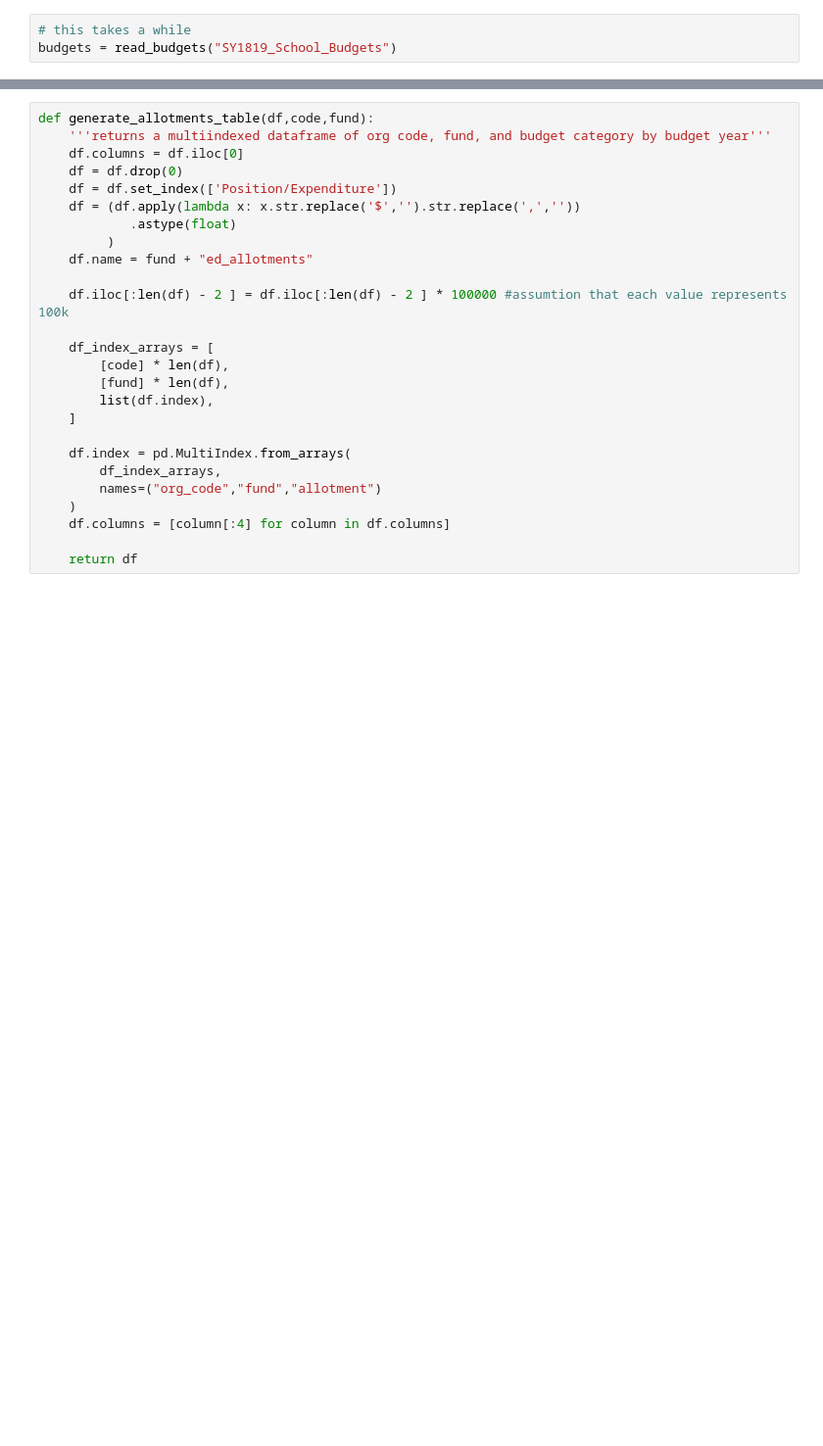
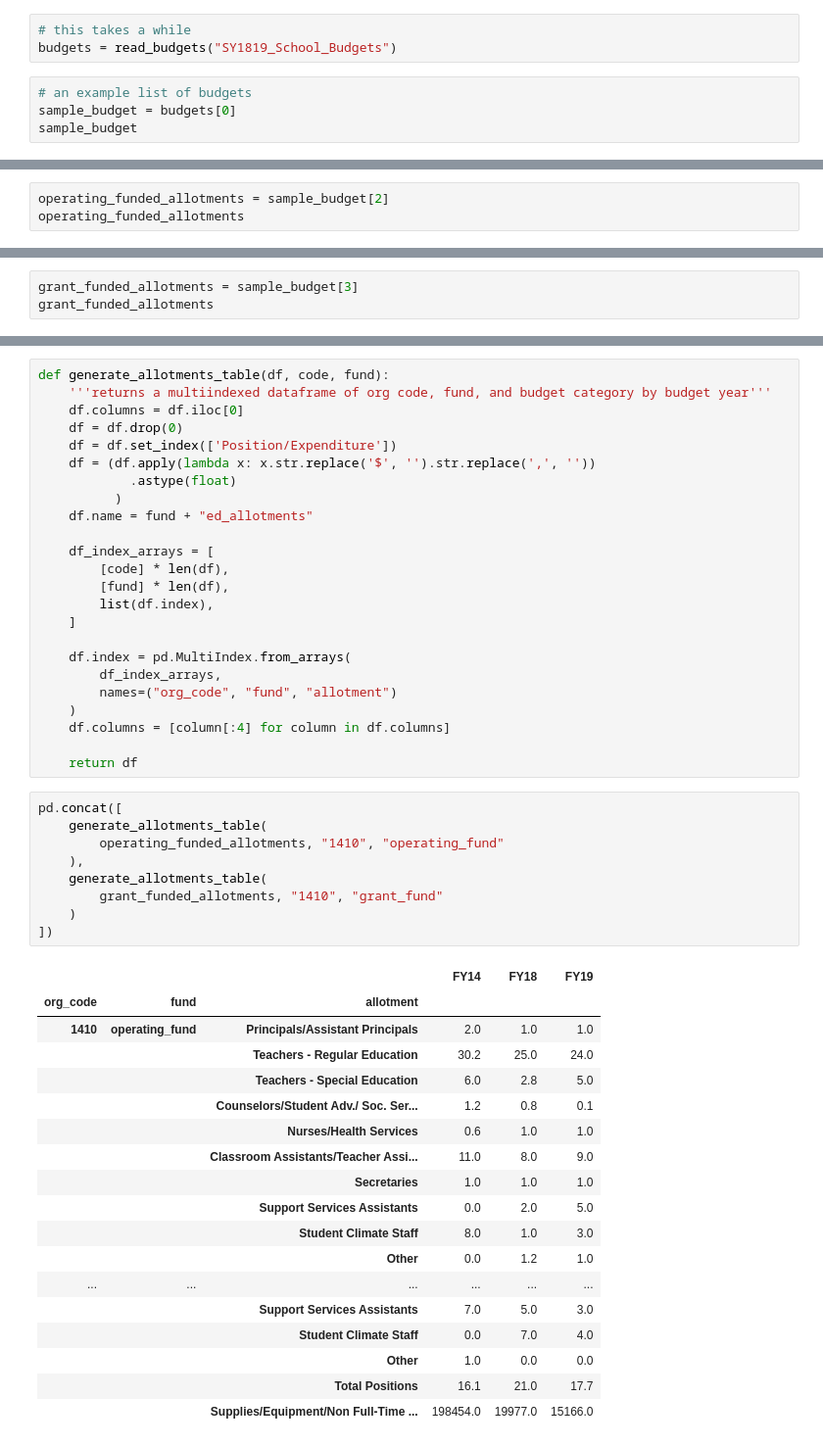
Before and after one commit to grahamalama/school_budget_aggregator, a Jupyter notebook: School Budget Aggregator.ipynb, the cells around one changed output, grey strips where cells are left out. Shown: that part at 98% size. Drawn from its saved outputs; the diff is of its cells as text; blank space fills up the shorter version.

```diff
--- a/School Budget Aggregator.ipynb
+++ b/School Budget Aggregator.ipynb
@@ -13,3 +16,7 @@ def read_budgets(directory):
 # %%
 # this takes a while
 budgets = read_budgets("SY1819_School_Budgets")
+# %%
+# an example list of budgets
+sample_budget = budgets[0]
+sample_budget
@@ -27,0 +99,3 @@ def generate_enrollment_table(df):
+# %%
+operating_funded_allotments = sample_budget[2]
+operating_funded_allotments
@@ -27,0 +117,3 @@ def generate_enrollment_table(df):
+# %%
+grant_funded_allotments = sample_budget[3]
+grant_funded_allotments
@@ -28,15 +135,13 @@ def generate_enrollment_table(df):
 # %%
-def generate_allotments_table(df,code,fund):
+def generate_allotments_table(df, code, fund):
     '''returns a multiindexed dataframe of org code, fund, and budget category by budget year'''
     df.columns = df.iloc[0]
     df = df.drop(0)
     df = df.set_index(['Position/Expenditure'])
-    df = (df.apply(lambda x: x.str.replace('$','').str.replace(',',''))
+    df = (df.apply(lambda x: x.str.replace('$', '').str.replace(',', ''))
             .astype(float)
-         )
+          )
     df.name = fund + "ed_allotments"
-
-    df.iloc[:len(df) - 2 ] = df.iloc[:len(df) - 2 ] * 100000 #assumtion that each value represents 100k
 
     df_index_arrays = [
         [code] * len(df),
@@ -46,8 +151,36 @@ def generate_allotments_table(df,code,fund):
 
     df.index = pd.MultiIndex.from_arrays(
         df_index_arrays,
-        names=("org_code","fund","allotment")
+        names=("org_code", "fund", "allotment")
     )
     df.columns = [column[:4] for column in df.columns]
 
     return df
+# %%
+pd.concat([
+    generate_allotments_table(
+        operating_funded_allotments, "1410", "operating_fund"
+    ),
+    generate_allotments_table(
+        grant_funded_allotments, "1410", "grant_fund"
+    )
+])
+# %% [output]
+|  |  |  | FY14 | FY18 | FY19 |
+| org_code | fund | allotment |  |  |  |
+| 1410 | operating_fund | Principals/Assistant Principals | 2.0 | 1.0 | 1.0 |
+|  |  | Teachers ‐ Regular Education | 30.2 | 25.0 | 24.0 |
+|  |  | Teachers ‐ Special Education | 6.0 | 2.8 | 5.0 |
+|  |  | Counselors/Student Adv./ Soc. Ser... | 1.2 | 0.8 | 0.1 |
+|  |  | Nurses/Health Services | 0.6 | 1.0 | 1.0 |
+|  |  | Classroom Assistants/Teacher Assi... | 11.0 | 8.0 | 9.0 |
+|  |  | Secretaries | 1.0 | 1.0 | 1.0 |
+|  |  | Support Services Assistants | 0.0 | 2.0 | 5.0 |
+|  |  | Student Climate Staff | 8.0 | 1.0 | 3.0 |
+|  |  | Other | 0.0 | 1.2 | 1.0 |
+| ... | ... | ... | ... | ... | ... |
+|  |  | Support Services Assistants | 7.0 | 5.0 | 3.0 |
+|  |  | Student Climate Staff | 0.0 | 7.0 | 4.0 |
+|  |  | Other | 1.0 | 0.0 | 0.0 |
+|  |  | Total Positions | 16.1 | 21.0 | 17.7 |
+|  |  | Supplies/Equipment/Non Full‐Time ... | 198454.0 | 19977.0 | 15166.0 |
```
Also changed, not shown: parts of 26 cells of this notebook, 6 other files.
